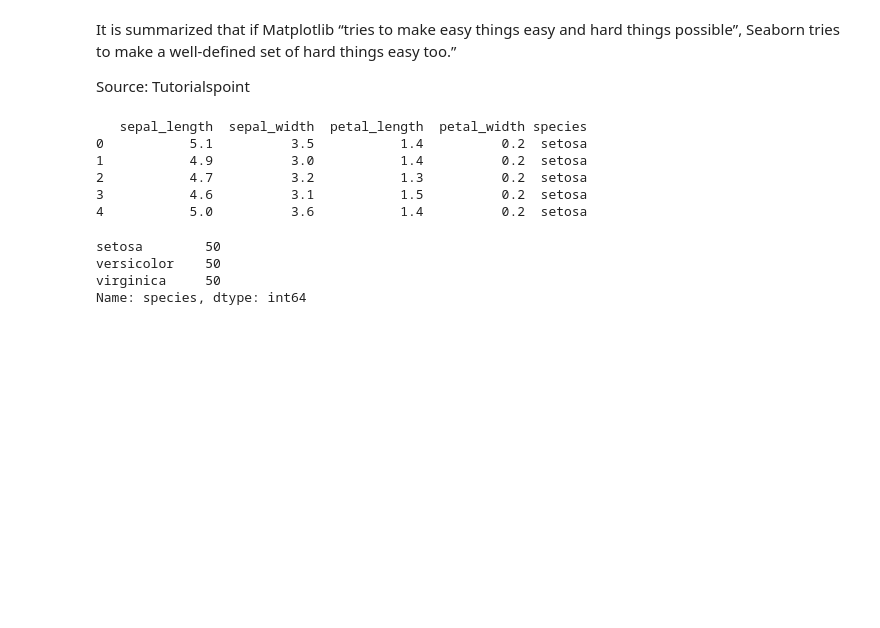
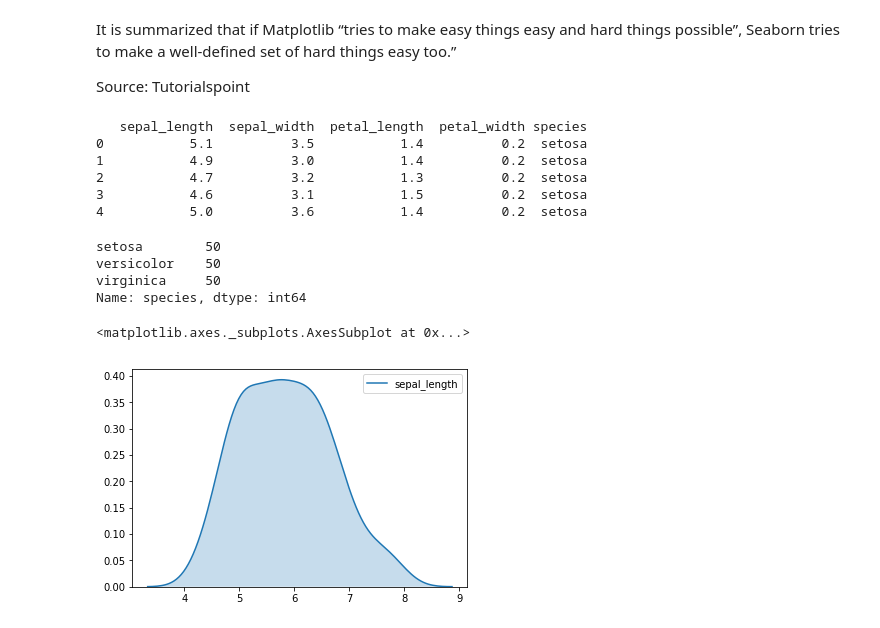
Before and after one commit to omonuj/Python-for-data-science, a Jupyter notebook: Seaborn.ipynb, the cells around one changed output. Cells and saved outputs as stored; diff of their text form; code cells hidden in the pictures; blank space fills up the shorter version.

```diff
--- a/Seaborn.ipynb
+++ b/Seaborn.ipynb
@@ -25,3 +25,8 @@ setosa        50
 versicolor    50
 virginica     50
 Name: species, dtype: int64
+# %%
+sns.kdeplot(df['sepal_length'], shade=True)
+# %% [output]
+<matplotlib.axes._subplots.AxesSubplot at 0x...>
+[figure, added]
```
Also changed, not shown: parts of 4 cells of this notebook.
